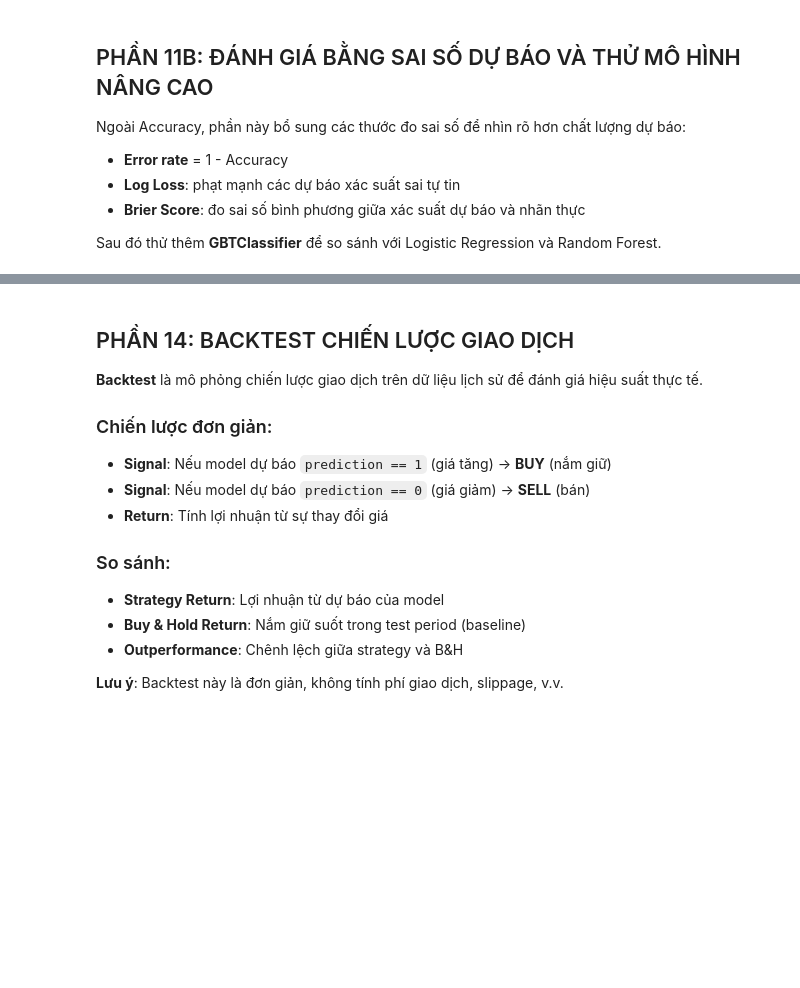
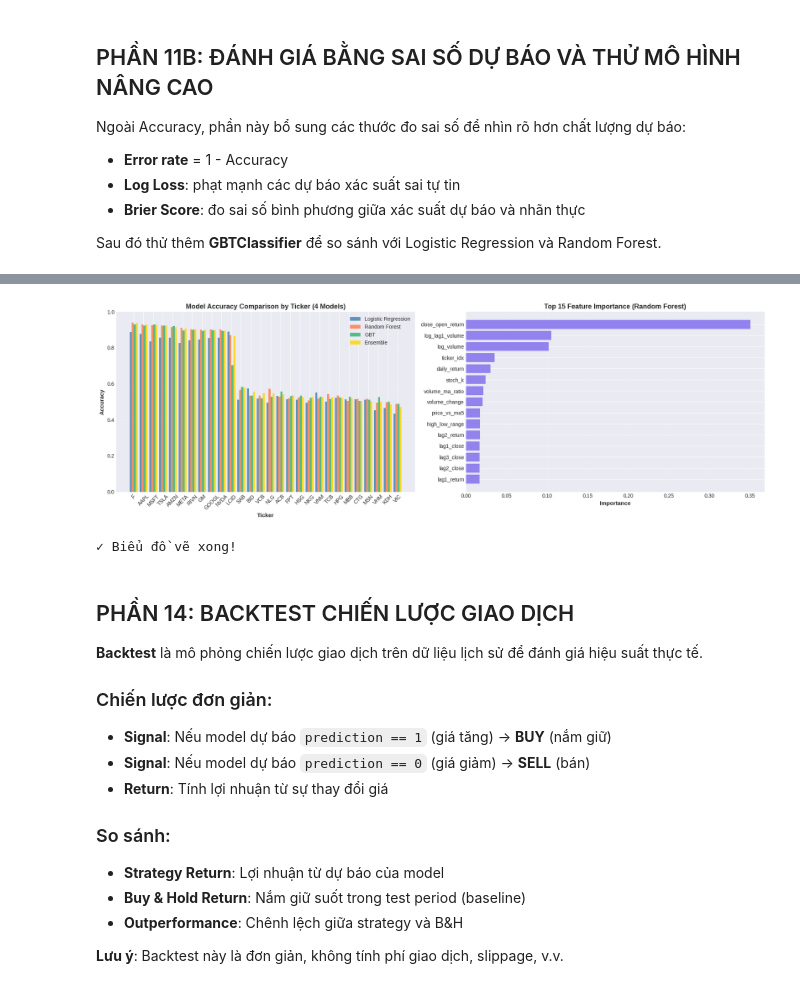
Before and after one commit to vinh27012004/DoAnTotNgiep, a Jupyter notebook: Stock_Analysis_PySpark.ipynb, the cells around one changed output, grey strips where cells are left out. Cells and saved outputs as stored; diff of their text form; code cells hidden in the pictures; blank space fills up the shorter version.

```diff
--- a/Stock_Analysis_PySpark.ipynb
+++ b/Stock_Analysis_PySpark.ipynb
@@ -1067,10 +1212,12 @@ from pyspark.ml.classification import GBTClassifier
 gbt = GBTClassifier(
     featuresCol='features',
     labelCol='label',
-    maxIter=150,          # tăng từ 50 → 150
-    maxDepth=7,           # tăng từ 5 → 7
-    stepSize=0.05,        # giảm từ 0.1 → 0.05 (ít overfit hơn)
-    subsamplingRate=0.8,  # thêm mới: subsampling giảm variance
+    maxIter=200,                  # tang len 200
+    maxDepth=5,                   # giam tu 7->5: tranh overfit
+    stepSize=0.03,                # giam tu 0.05->0.03: hoc cham, tong quat hon
+    subsamplingRate=0.7,          # giam tu 0.8->0.7: tang ngau nhien
+    featureSubsetStrategy='sqrt', # chi dung sqrt(n) features moi split
+    minInstancesPerNode=5,        # tranh la qua nho
     seed=42
 )
 
@@ -1450,3 +1534,38 @@ print("✓ Biểu đồ 1 & 2 vẽ xong!")
+# %%
+# Biểu đồ 1: Accuracy theo ticker – 4 model | Biểu đồ 2: Feature Importance
+fig, axes = plt.subplots(1, 2, figsize=(18, 6))
+
+comp_sorted = comparison.sort_values('acc_ENS', ascending=False)
+x = np.arange(len(comp_sorted))
+width = 0.2
+
+axes[0].bar(x - 1.5*width, comp_sorted['acc_LR'],  width, label='Logistic Regression', color='steelblue',      alpha=0.85)
+axes[0].bar(x - 0.5*width, comp_sorted['acc_RF'],  width, label='Random Forest',       color='coral',          alpha=0.85)
+axes[0].bar(x + 0.5*width, comp_sorted['acc_GBT'], width, label='GBT',                 color='mediumseagreen', alpha=0.85)
+axes[0].bar(x + 1.5*width, comp_sorted['acc_ENS'], width, label='Ensemble',             color='gold',           alpha=0.85)
+
+axes[0].set_xlabel('Ticker', fontsize=11, fontweight='bold')
+axes[0].set_ylabel('Accuracy', fontsize=11, fontweight='bold')
+axes[0].set_title('Model Accuracy Comparison by Ticker (4 Models)', fontsize=13, fontweight='bold')
+axes[0].set_xticks(x)
+axes[0].set_xticklabels(comp_sorted['ticker'], rotation=45)
+axes[0].legend()
+axes[0].grid(True, alpha=0.3, axis='y')
+axes[0].set_ylim([0, 1])
+
+feature_importance_df = pd.DataFrame(feature_importance[:15], columns=['Feature', 'Importance'])
+axes[1].barh(feature_importance_df['Feature'], feature_importance_df['Importance'], color='mediumslateblue', alpha=0.8)
+axes[1].set_xlabel('Importance', fontsize=11, fontweight='bold')
+axes[1].set_title('Top 15 Feature Importance (Random Forest)', fontsize=13, fontweight='bold')
+axes[1].invert_yaxis()
+axes[1].grid(True, alpha=0.3, axis='x')
+
+plt.tight_layout()
+plt.show()
+print("✓ Biểu đồ vẽ xong!")
+# %% [output]
+[figure, added]
+✓ Biểu đồ vẽ xong!
 # %% [markdown]
 ## PHẦN 14: BACKTEST CHIẾN LƯỢC GIAO DỊCH
 
```
Also changed, not shown: parts of 33 cells of this notebook.
